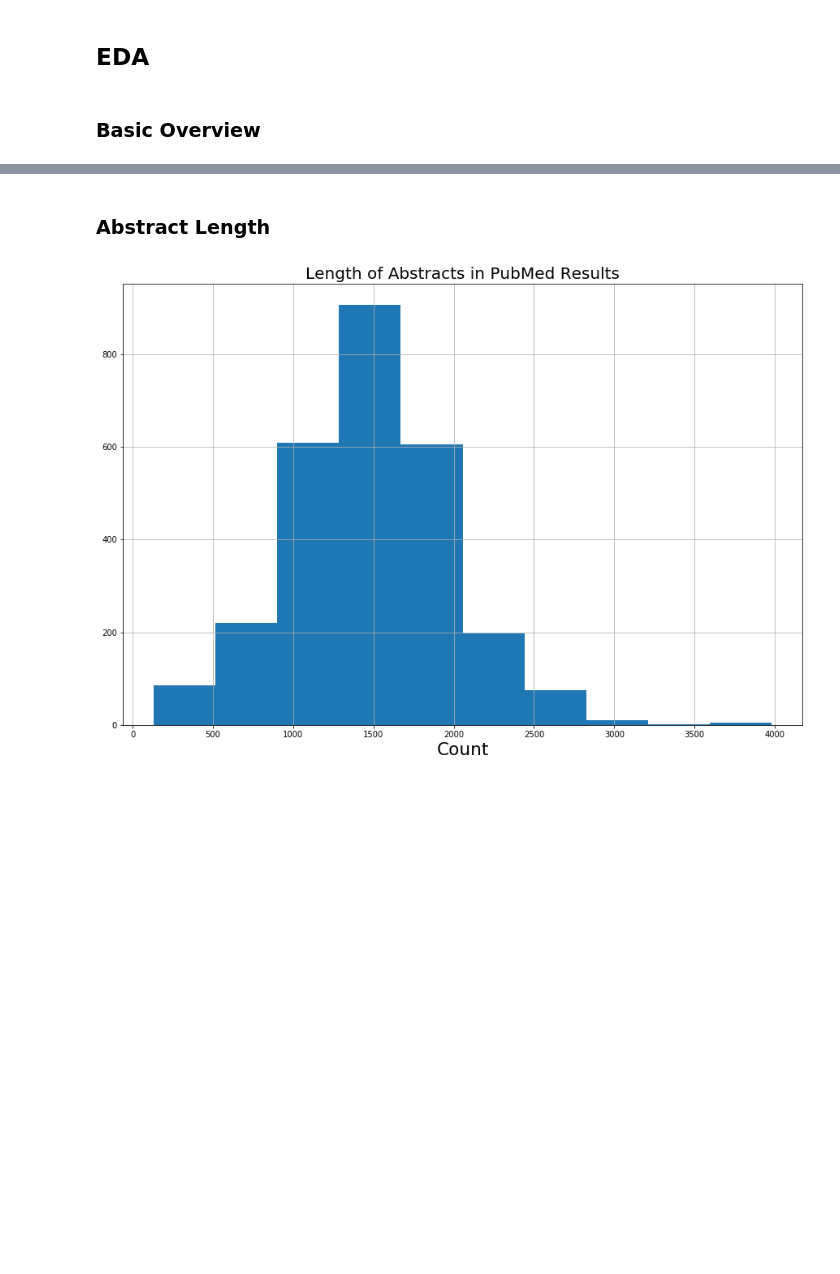
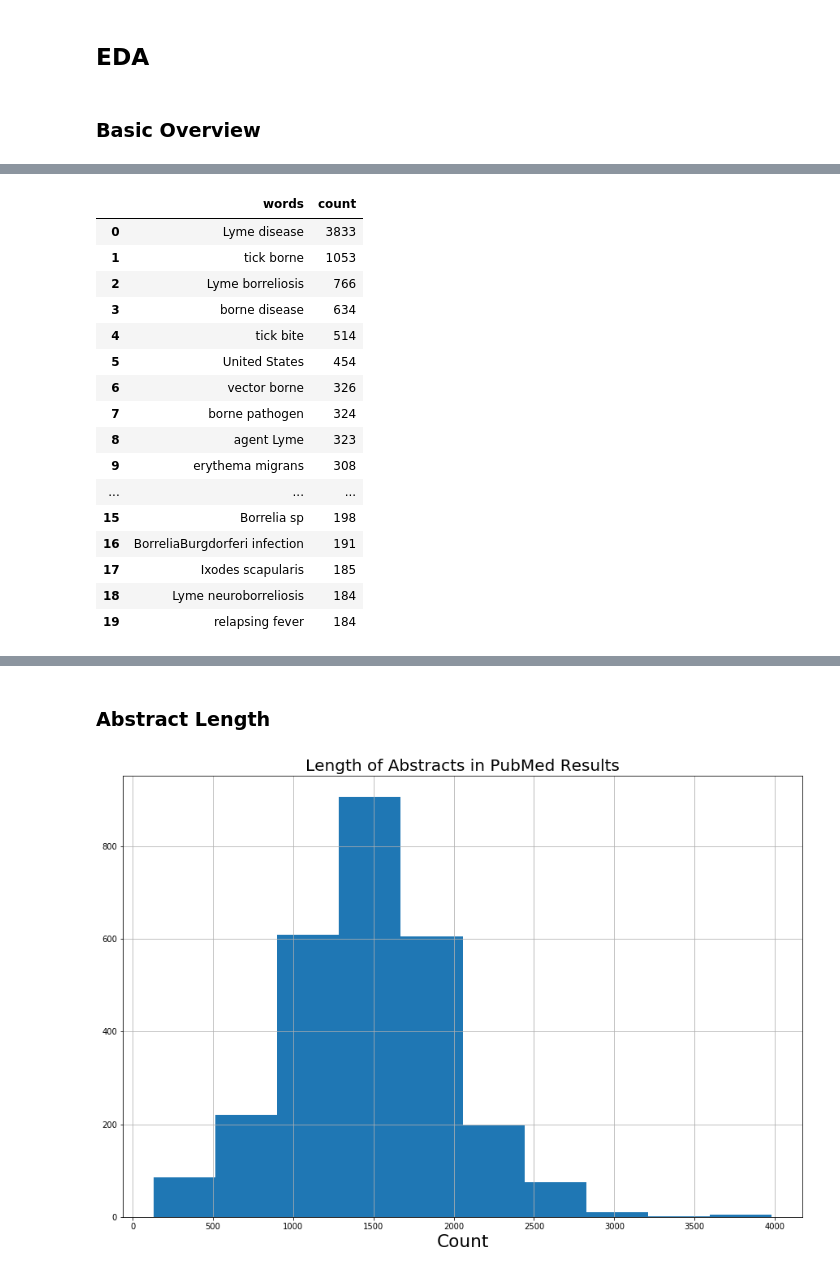
Before and after one commit to PlaybookData/Lyme-Disease-Framing-Analysis, a Jupyter notebook: DataAnalysis.ipynb, the cells around one changed output, grey strips where cells are left out. Cells and saved outputs as stored; diff of their text form; code cells hidden in the pictures; blank space fills up the shorter version.

```diff
--- a/DataAnalysis.ipynb
+++ b/DataAnalysis.ipynb
@@ -523,0 +802,21 @@ list(LymeDisease[LymeDisease.abstractLength==131].abstract)
+# %%
+def documentNgrams(documents, size):
+    ngrams_all = []
+    for document in documents:
+        tokens = document.split()
+        if len(tokens) <= size:
+            continue
+        else:
+            output = list(ngrams(tokens, size))
+        for ngram in output:
+            ngrams_all.append(" ".join(ngram))
+    cnt_ngram = Counter()
+    for word in ngrams_all:
+        cnt_ngram[word] += 1
+    df = pd.DataFrame.from_dict(cnt_ngram, orient='index').reset_index()
+    df = df.rename(columns={'index':'words', 0:'count'})
+    df = df.sort_values(by='count', ascending=False)
+    df = df.reset_index(drop=True)
+    df = df.head(20)
+    #df = df.sort_values(by='count')
+    return(df)
@@ -523,0 +834,20 @@ list(LymeDisease[LymeDisease.abstractLength==131].abstract)
+# %%
+documentNgrams(LymeDisease.abstractLemmaNoStopNLTK, 2)
+# %% [output]
+|  | words | count |
+| 0 | Lyme disease | 3833 |
+| 1 | tick borne | 1053 |
+| 2 | Lyme borreliosis | 766 |
+| 3 | borne disease | 634 |
+| 4 | tick bite | 514 |
+| 5 | United States | 454 |
+| 6 | vector borne | 326 |
+| 7 | borne pathogen | 324 |
+| 8 | agent Lyme | 323 |
+| 9 | erythema migrans | 308 |
+| ... | ... | ... |
+| 15 | Borrelia sp | 198 |
+| 16 | BorreliaBurgdorferi infection | 191 |
+| 17 | Ixodes scapularis | 185 |
+| 18 | Lyme neuroborreliosis | 184 |
+| 19 | relapsing fever | 184 |
```
Also changed, not shown: parts of 47 cells of this notebook, 1 other file.
